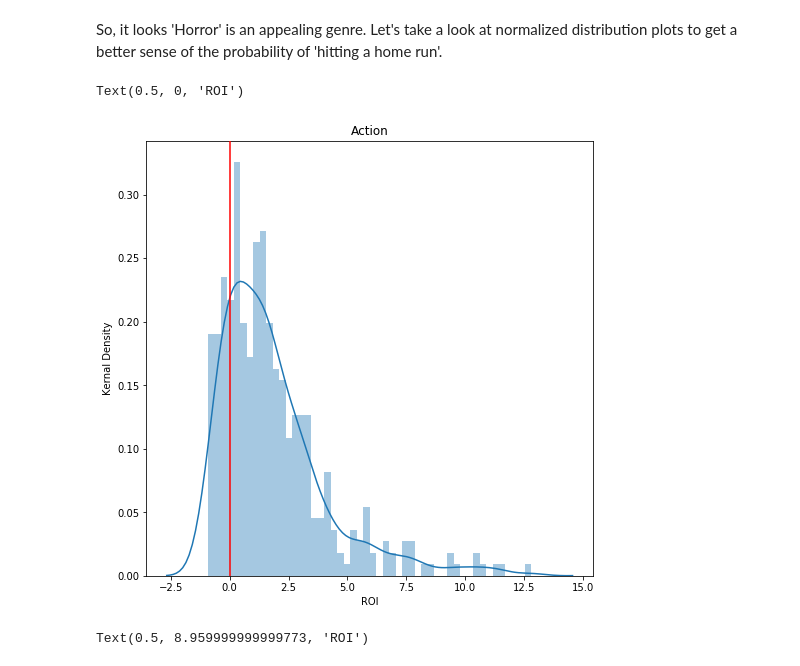
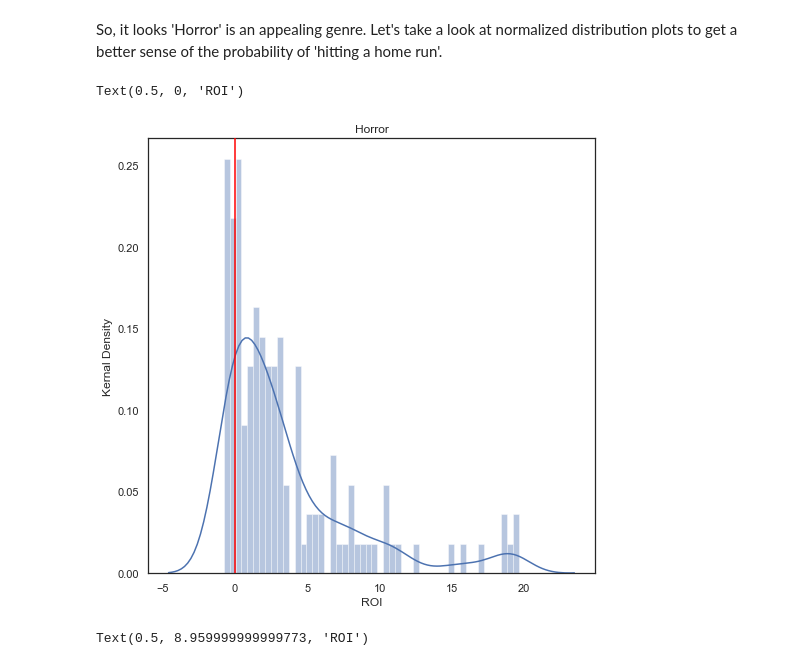
Before and after one commit to KyleDBetts/Project01, a Jupyter notebook: Movies_Project_KDB.ipynb, the cells around one changed output. Cells and saved outputs as stored; diff of their text form; code cells hidden in the pictures.

```diff
--- a/Movies_Project_KDB.ipynb
+++ b/Movies_Project_KDB.ipynb
@@ -71,6 +72,17 @@ dollar_string = ['worldwide_gross', 'production_budget']
 
 for string in dollar_string:
     df_genre[string] = df_genre[string].str.replace("$", "").str.replace(',','').astype(int)
+# %%
+# Converting release date to datetime obkect and creating relevant columns
+df_genre['release_date_dt'] = df_genre['release_date'].apply(lambda x: dt.datetime.strptime(x,'%b %d, %Y'))
+
+# Getting column for month out as number
+df_genre['release_month'] = df_genre['release_date_dt'].apply(lambda x: x.month)
+
+# Creating column for release season
+season_dict = {1: 'winter', 2:'winter', 3:"spring", 4:"spring", 5:'spring',6:'summer', 7:'summer',8:'summer', 9:'fall',\
+              10:'fall', 11:'fall', 12:'winter'}
+df_genre['release_season'] = df_genre['release_month'].apply(lambda x: season_dict[x])
 # %%
 # Caluculating new columns ('roi' = Return on Investment)
 df_genre['roi'] = (df_genre.worldwide_gross - df_genre.production_budget)/df_genre.production_budget
@@ -114,36 +147,36 @@ for gen in genre_drop_list:
 # %%
 # Plotting KDE and Normalized Histograms for specified genre
 
-#Genre choice : 'Action' 'Adventure' 'Animation' 'Biography' 'Comedy' 'Crime''Documentary' 'Drama' 'Family' 'Fantasy' 'History'
+# Genre choice : 'Action' 'Adventure' 'Animation' 'Biography' 'Comedy' 'Crime''Documentary' 'Drama' 'Family' 'Fantasy' 'History'
                 #'Horror' 'Music' 'Mystery' 'Romance' 'Sci-Fi' 'Sport' 'Thriller'
 
-genre_choice = 'Action'
+genre_choice = 'Horror'
 
 # Building histogram data for each genre
 genre_list = df_genre_f_dg.genre.unique()
 total_dict = {}
 for genre_type in genre_list:
     total_dict[genre_type] = df_genre_f_dg.loc[df_genre_f_dg.genre == genre_type][['tconst', 'roi', 'genre']]
 
 # Genre Choice Set up
 values = list(range(0,len(genre_list)))
 dictionary = dict(zip(genre_list, values))
 
 #Pulling specified genre data
 indexer = dictionary[genre_choice]
 g = total_dict[genre_list[indexer]]['roi']
 
 #Finish plotting normalized histogram and KDE
 y=g.tolist()
 new_fig = plt.figure(figsize=(8,8))
 ax = sns.distplot(y, bins =50, kde=1)
 ax.axvline(x=0,ymin=0, ymax=1, color='red', zorder =100, alpha = 1)
 plt.title(genre_list[indexer])
 plt.ylabel('Kernal Density')
 plt.xlabel('ROI')
 # %% [output]
 Text(0.5, 0, 'ROI')
-[figure, old version]
+[figure, new version]
 # %%
 # It is helpful to plot all the genre KDEs on top of each other to compare odds of making a high ROI movie
 # Ridge plot documentation from: https://seaborn.pydata.org/examples/kde_ridgeplot
```
Also changed, not shown: parts of 73 cells of this notebook.
